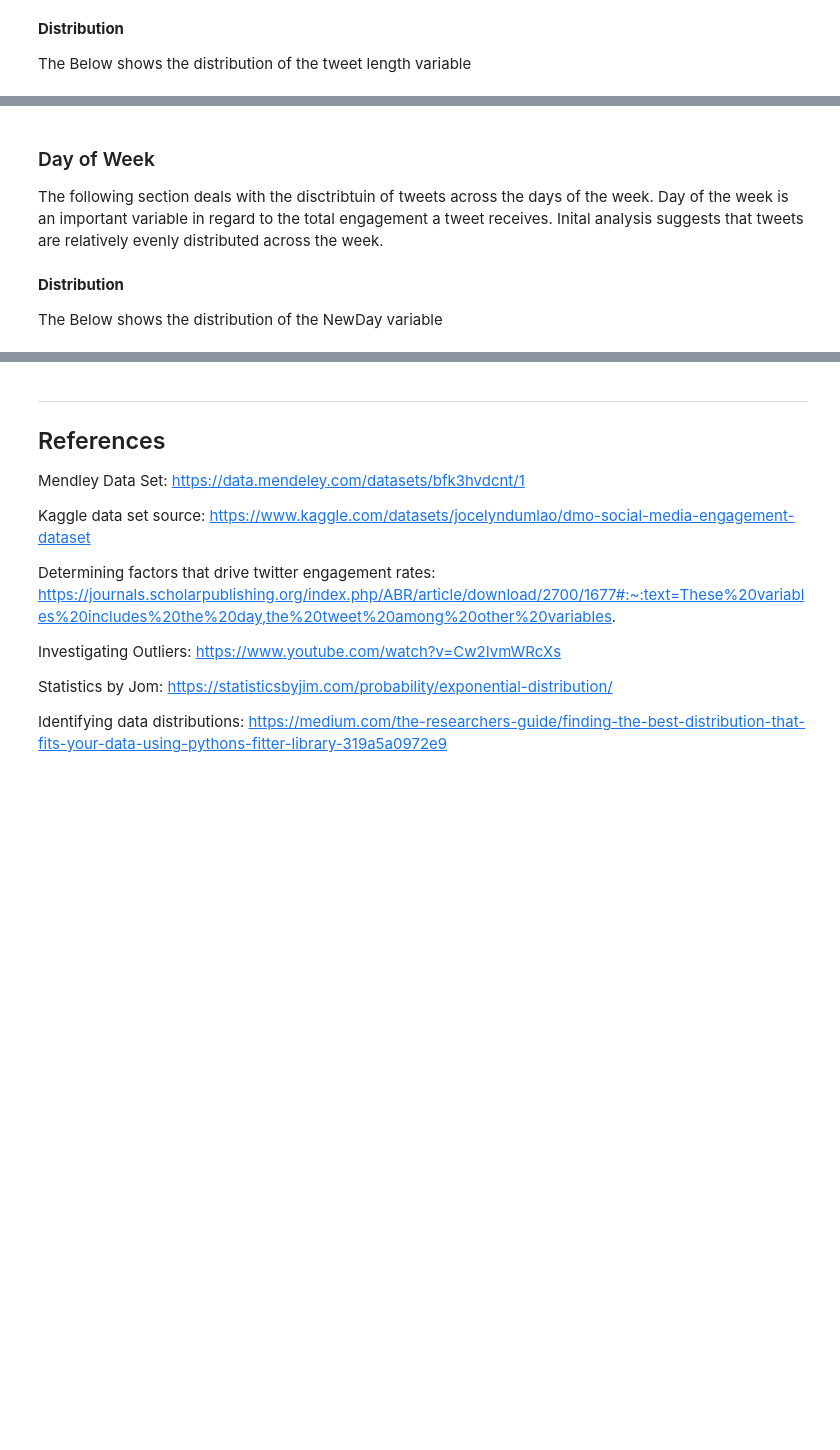
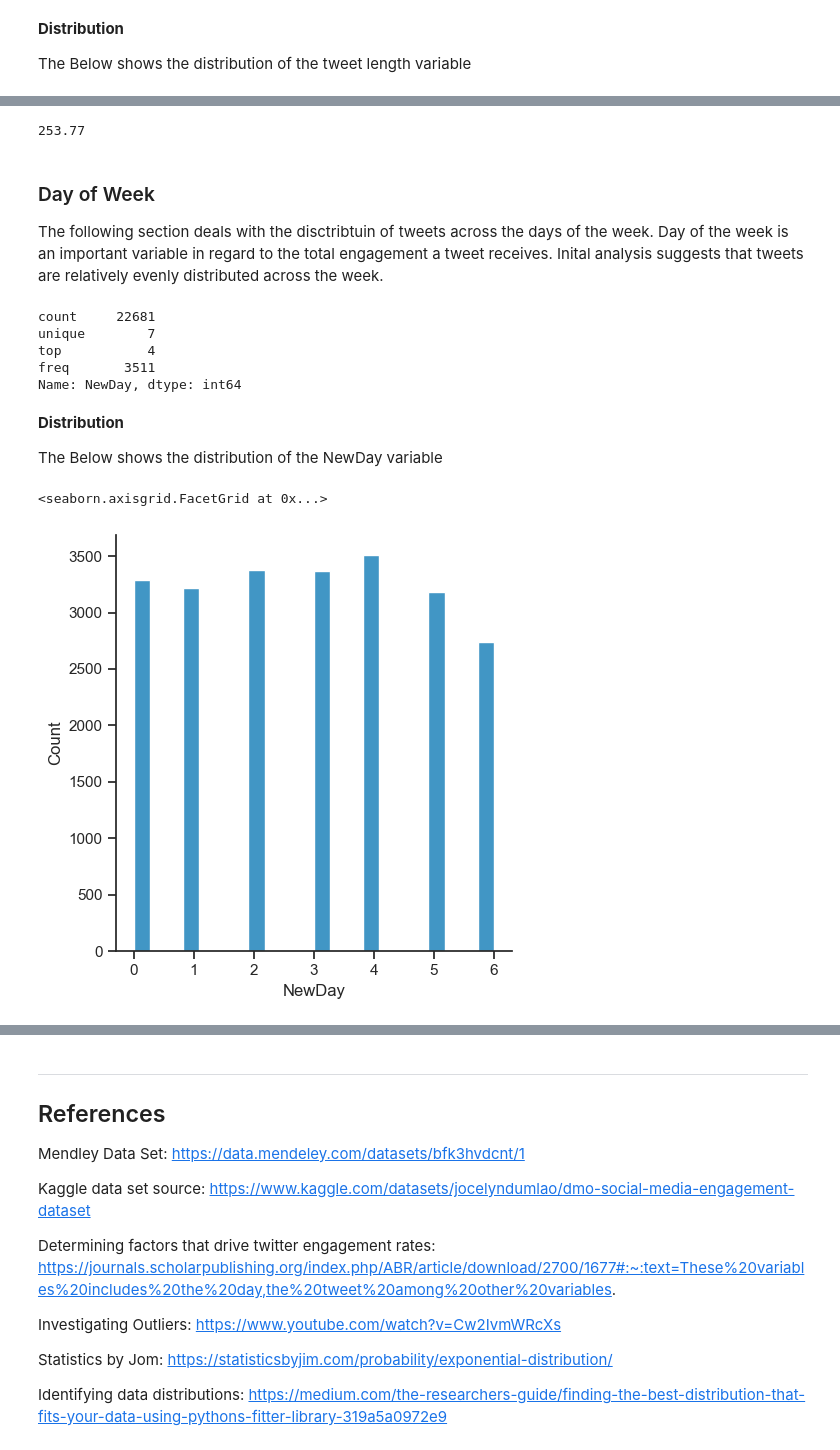
Before and after one commit to G00411301/PfDA_Project1, a Jupyter notebook: project1.ipynb, the cells around one changed output, grey strips where cells are left out. Saved outputs shown, nothing was run; the diff lists cells and outputs as text; code cells hidden in the pictures; blank space fills up the shorter version.

```diff
--- a/project1.ipynb
+++ b/project1.ipynb
@@ -540,14 +581,27 @@ f.summary()
+# %%
+np.mean(TweetLensamp)
+# %% [output]
+253.77
 # %% [markdown]
 ### Day of Week ###
 
 The following section deals with the disctribtuin of tweets across the days of the week. Day of the week is an important variable in regard to the total engagement a tweet receives. Inital analysis suggests that tweets are relatively evenly distributed across the week.
 # %%
-#df2['NewDay'].describe().round(2) # generate a description of the NewDay variable rounded to 2 decimal places
+df3['NewDay'].describe().round(2) # generate a description of the NewDay variable rounded to 2 decimal places
+# %% [output]
+count     22681
+unique        7
+top           4
+freq       3511
+Name: NewDay, dtype: int64
 # %% [markdown]
 **Distribution**
 
 The Below shows the distribution of the NewDay variable
 # %%
-#sns.displot(df2['NewDay'], label="Tweets per Day") #Create a distribution plot of the NewDay variable based on the df2 data fram with like variable outliers removed
+sns.displot(df3['NewDay'], label="Tweets per Day") #Create a distribution plot of the NewDay variable based on the df2 data fram with like variable outliers removed
+# %% [output]
+<seaborn.axisgrid.FacetGrid at 0x...>
+[figure, added]
 # %%
 #generate box plot to illustrate outliers
```
Also changed, not shown: parts of 20 cells of this notebook.
